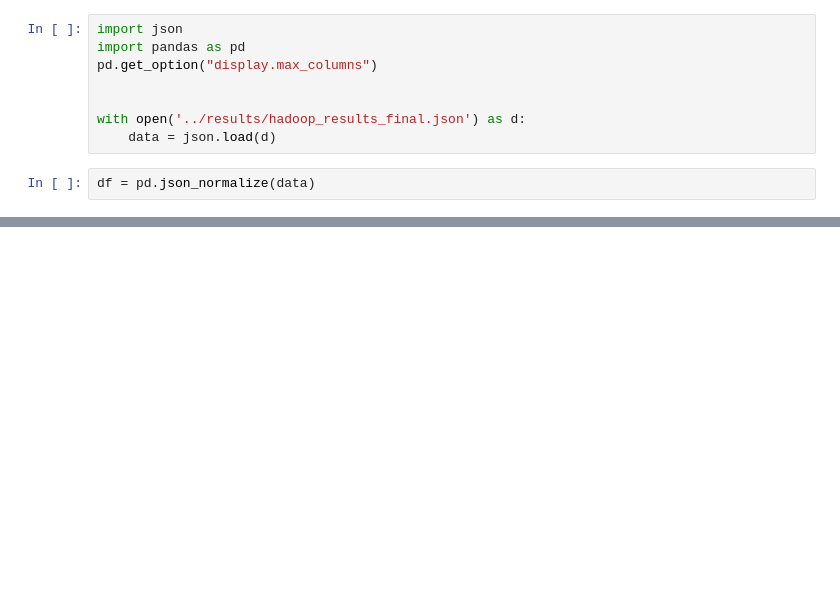
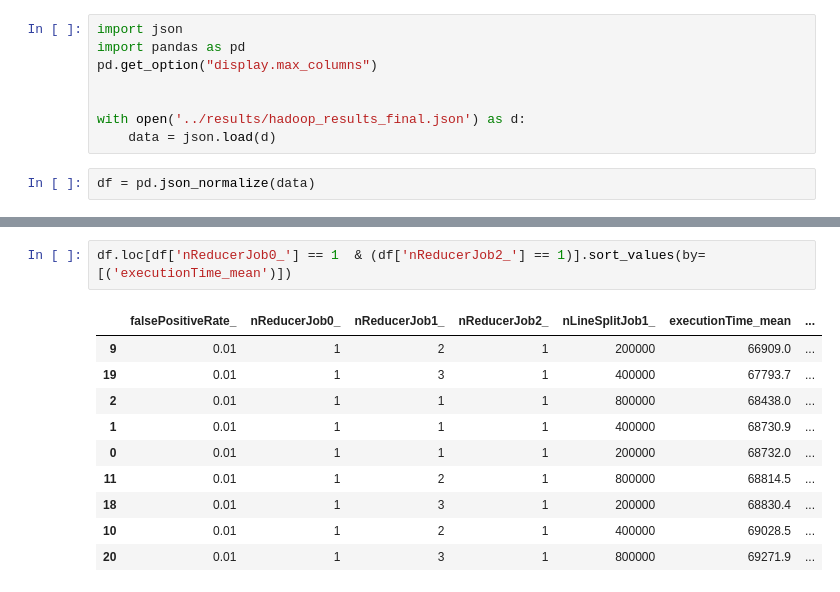
Before and after one commit to edoardoruffoli/BloomFilter-MapReduce, a Jupyter notebook: results/analysis.ipynb, the cells around one changed output, grey strips where cells are left out. Cells and saved outputs as stored; diff of their text form; blank space fills up the shorter version.

```diff
--- a/results/analysis.ipynb
+++ b/results/analysis.ipynb
@@ -29,0 +71,13 @@ df
+# %%
+df.loc[df['nReducerJob0_'] == 1  & (df['nReducerJob2_'] == 1)].sort_values(by=[('executionTime_mean')])
+# %% [output]
+|  | falsePositiveRate_ | nReducerJob0_ | nReducerJob1_ | nReducerJob2_ | nLineSplitJob1_ | executionTime_mean | ... |
+| 9 | 0.01 | 1 | 2 | 1 | 200000 | 66909.0 | ... |
+| 19 | 0.01 | 1 | 3 | 1 | 400000 | 67793.7 | ... |
+| 2 | 0.01 | 1 | 1 | 1 | 800000 | 68438.0 | ... |
+| 1 | 0.01 | 1 | 1 | 1 | 400000 | 68730.9 | ... |
+| 0 | 0.01 | 1 | 1 | 1 | 200000 | 68732.0 | ... |
+| 11 | 0.01 | 1 | 2 | 1 | 800000 | 68814.5 | ... |
+| 18 | 0.01 | 1 | 3 | 1 | 200000 | 68830.4 | ... |
+| 10 | 0.01 | 1 | 2 | 1 | 400000 | 69028.5 | ... |
+| 20 | 0.01 | 1 | 3 | 1 | 800000 | 69271.9 | ... |
```
Also changed, not shown: parts of 4 cells of this notebook, 30 other files.
